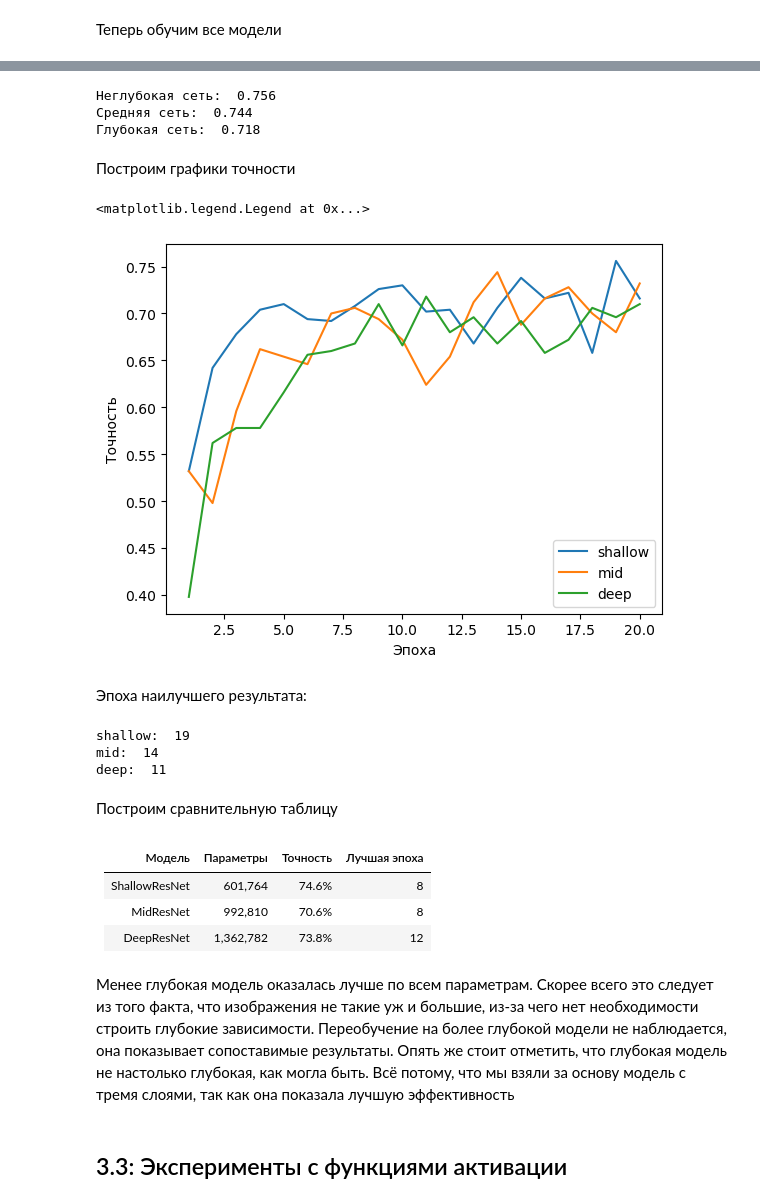
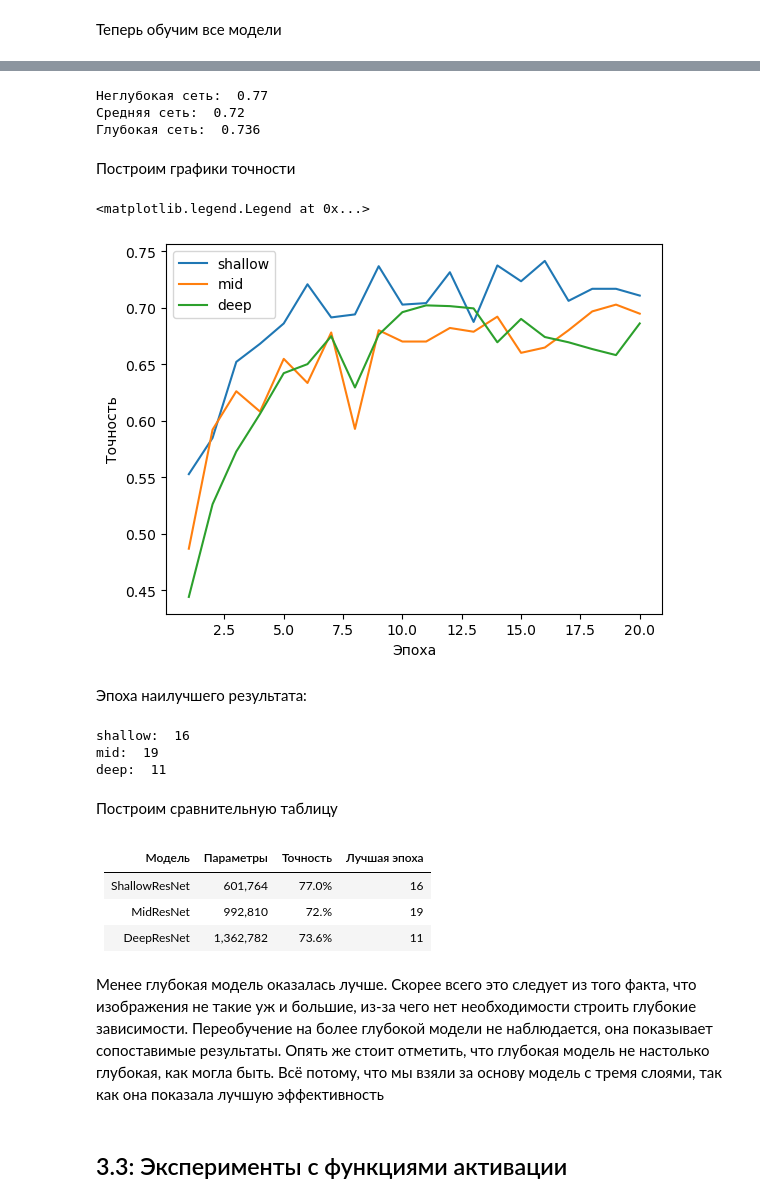
Before and after one commit to EHAT32/cv-masters-2025-fall, a Jupyter notebook: hw2.ipynb, the cells around one changed output, grey strips where cells are left out. Drawn from its saved outputs; the diff is of its cells as text; code cells hidden in the pictures.

```diff
--- a/hw2.ipynb
+++ b/hw2.ipynb
@@ -323,0 +397,6 @@ for epoch in range(EPOCH_NUM):
+# %%
+def makeResNet():
+    return ResNet18().to(device)
+
+def make_optimizer(model):
+    return torch.optim.Adam(model.parameters(), lr=1e-3)
@@ -981,7 +846,13 @@ model_shallow, shallow_train_loss, shallow_val_loss, shallow_train_acc, shallow_
 # %%
-model = MidResNet().to(device)
+def makeMid():
+    return MidResNet().to(device)
 
-optimizer = torch.optim.Adam(model.parameters(), lr=1e-3)
-criterion = nn.CrossEntropyLoss()
-
-model_mid, mid_train_loss, mid_val_loss, mid_train_acc, mid_val_acc = trainModel(model, optimizer, criterion, train_data_loader, val_data_loader, save_name="mid")
+resultsMid = train_multiple_runs(
+    runs=3,
+    model_constructor=makeMid,
+    optimizer_constructor=make_optimizer,
+    criterion=criterion,
+    train_data_loader=train_data_loader,
+    val_data_loader=val_data_loader,
+    epoch_num=20,
+)
@@ -988,7 +863,13 @@ model_mid, mid_train_loss, mid_val_loss, mid_train_acc, mid_val_acc = trainModel
 # %%
-model = DeepResNet().to(device)
+def makeDeep():
+    return DeepResNet().to(device)
 
-optimizer = torch.optim.Adam(model.parameters(), lr=1e-3)
-criterion = nn.CrossEntropyLoss()
-
-model_deep, deep_train_loss, deep_val_loss, deep_train_acc, deep_val_acc = trainModel(model, optimizer, criterion, train_data_loader, val_data_loader, save_name="deep")
+resultsDeep = train_multiple_runs(
+    runs=3,
+    model_constructor=makeDeep,
+    optimizer_constructor=make_optimizer,
+    criterion=criterion,
+    train_data_loader=train_data_loader,
+    val_data_loader=val_data_loader,
+    epoch_num=20,
+)
@@ -1035,43 +880,44 @@ acc_deep = calcAccuracy(model_deep, val_data_loader)
 # %%
-print("Неглубокая сеть: ", acc_shallow)
-print("Средняя сеть: ", acc_mid)
-print("Глубокая сеть: ", acc_deep)
+print("Неглубокая сеть: ", resultsShallow['best_val_acc'])
+print("Средняя сеть: ", resultsMid['best_val_acc'])
+print("Глубокая сеть: ", resultsDeep['best_val_acc'])
 # %% [output]
-Неглубокая сеть:  0.756
-Средняя сеть:  0.744
-Глубокая сеть:  0.718
+Неглубокая сеть:  0.77
+Средняя сеть:  0.72
+Глубокая сеть:  0.736
 # %% [markdown]
 Построим графики точности
 # %%
-plt.plot(np.arange(1, EPOCH_NUM+1, dtype=np.int16), shallow_val_acc, label = 'shallow')
-plt.plot(np.arange(1, EPOCH_NUM+1, dtype=np.int16), mid_val_acc, label = 'mid')
-plt.plot(np.arange(1, EPOCH_NUM+1, dtype=np.int16), deep_val_acc, label = 'deep')
+EPOCH_NUM = 20
+plt.plot(np.arange(1, EPOCH_NUM+1, dtype=np.int16), resultsShallow['mean_val_accs'], label = 'shallow')
+plt.plot(np.arange(1, EPOCH_NUM+1, dtype=np.int16), resultsMid['mean_val_accs'], label = 'mid')
+plt.plot(np.arange(1, EPOCH_NUM+1, dtype=np.int16), resultsDeep['mean_val_accs'], label = 'deep')
 plt.xlabel("Эпоха")
 plt.ylabel("Точность")
 plt.legend()
 # %% [output]
 <matplotlib.legend.Legend at 0x...>
-[figure, old version]
+[figure, new version]
 # %% [markdown]
 Эпоха наилучшего результата:
 # %%
-print("shallow: ", np.argmax(shallow_val_acc) + 1)
-print("mid: ", np.argmax(mid_val_acc) + 1)
-print("deep: ", np.argmax(deep_val_acc) + 1)
+print("shallow: ", np.argmax(resultsShallow['mean_val_accs']) + 1)
+print("mid: ", np.argmax(resultsMid['mean_val_accs']) + 1)
+print("deep: ", np.argmax(resultsDeep['mean_val_accs']) + 1)
 # %% [output]
-shallow:  19
-mid:  14
+shallow:  16
+mid:  19
 deep:  11
 # %% [markdown]
 Построим сравнительную таблицу
 # %% [markdown]
 | Модель | Параметры | Точность | Лучшая эпоха
 |---|---:|---:|---:|
-| ShallowResNet | 601,764 | 74.6% | 8 |
-| MidResNet | 992,810 | 70.6% | 8 |
-| DeepResNet | 1,362,782 | 73.8% | 12 |
+| ShallowResNet | 601,764 | 77.0% | 16 |
+| MidResNet | 992,810 | 72.% | 19 |
+| DeepResNet | 1,362,782 | 73.6% | 11 |
 # %% [markdown]
-Менее глубокая модель оказалась лучше по всем параметрам. Скорее всего это следует из того факта, что изображения не такие уж и большие, из-за чего нет необходимости строить глубокие зависимости. Переобучение на более глубокой модели не наблюдается, она показывает сопоставимые результаты. Опять же стоит отметить, что глубокая модель не настолько глубокая, как могла быть. Всё потому, что мы взяли за основу модель с тремя слоями, так как она показала лучшую эффективность
+Менее глубокая модель оказалась лучше. Скорее всего это следует из того факта, что изображения не такие уж и большие, из-за чего нет необходимости строить глубокие зависимости. Переобучение на более глубокой модели не наблюдается, она показывает сопоставимые результаты. Опять же стоит отметить, что глубокая модель не настолько глубокая, как могла быть. Всё потому, что мы взяли за основу модель с тремя слоями, так как она показала лучшую эффективность
 # %% [markdown]
 ## 3.3: Эксперименты с функциями активации
 # %% [markdown]
```
Also changed, not shown: parts of 55 cells of this notebook.
